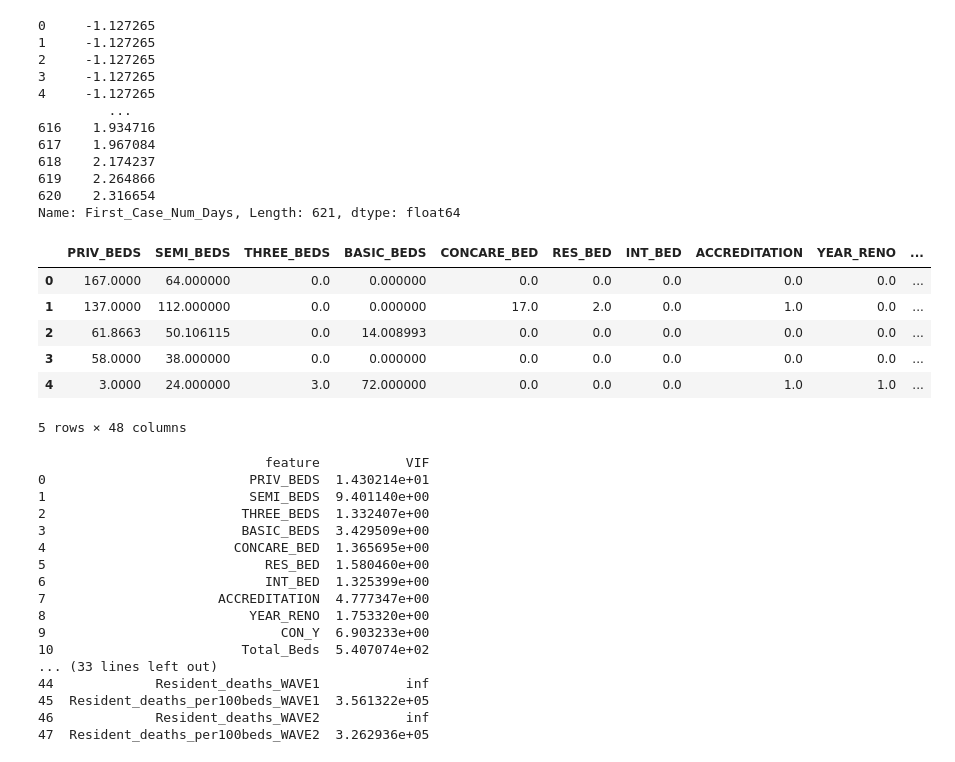
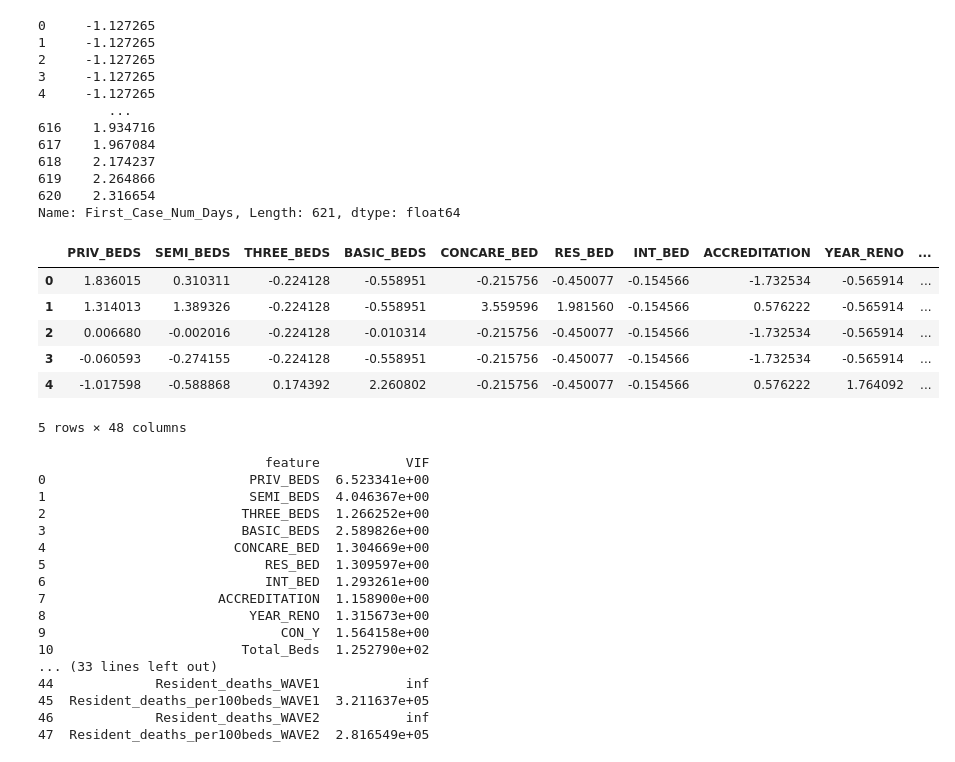
Before and after one commit to Alexander-Gebreamlak/COVID-19-LTCH-Risk-Factor-Analysis, a Jupyter notebook: Covid-19 LTCH Risk Factor Analysis.ipynb, the cells around one changed output. Cells and saved outputs as stored; diff of their text form; code cells hidden in the pictures.

```diff
--- a/Covid-19 LTCH Risk Factor Analysis.ipynb
+++ b/Covid-19 LTCH Risk Factor Analysis.ipynb
@@ -121,6 +121,9 @@ Q2_df
 | 620 | santé manitouwadge health | 1154 | NaN | 61.8663 | 50.106115 | 1.657468 | 14.008993 | ... |
 621 rows × 76 columns
 # %%
+#Replacing Time to death missing values
+Q2_df['First_Death_Num_Days'] = Q2_df['First_Death_Num_Days'].interpolate(method='linear')
+
 Q2_missing = Q2_df.isna().sum() / len(Q2_df) * 100
 # <4% missingness in all columns upon merging the second dataset, I will leave it as is
 print(Q2_missing.to_string())
@@ -150,13 +153,13 @@ duplicates # no duplicates shown
 |  | LTC_Home | First_Case_Num_Days | First_Death_Num_Days | PRIV_BEDS | SEMI_BEDS | THREE_BEDS | BASIC_BEDS | ... |
 0 rows × 76 columns
 # %%
-# # Select only the numerical columns for centering and standardizing
-# numerical_cols = Q2_df.select_dtypes(include=['float64', 'int64'])
+# Select only the numerical columns for centering and standardizing
+numerical_cols = Q2_df.select_dtypes(include=['float64', 'int64'])
 
-# # Centering and standardizing: subtract the mean and divide by the standard deviation
-# Q2_df_centered_standardized = (numerical_cols - numerical_cols.mean()) / numerical_cols.std()
+# Centering and standardizing: subtract the mean and divide by the standard deviation
+Q2_df_centered_standardized = (numerical_cols - numerical_cols.mean()) / numerical_cols.std()
 
-# # Replace the original numerical columns with the centered and standardized versions
-# Q2_df[numerical_cols.columns] = Q2_df_centered_standardized
+# Replace the original numerical columns with the centered and standardized versions
+Q2_df[numerical_cols.columns] = Q2_df_centered_standardized
 
-# Q2_df
+Q2_df
@@ -163,8 +180,9 @@ duplicates # no duplicates shown
 # %%
-# Specify the columns to center and standardize
-cols_to_center = ['First_Case_Num_Days', 'First_Death_Num_Days']
+#only standaridize first 2
+# # Specify the columns to center and standardize
+# cols_to_center = ['First_Case_Num_Days', 'First_Death_Num_Days']
 
- # Centering and standardizing: subtract the mean and divide by the standard deviation
-Q2_df[cols_to_center] = Q2_df[cols_to_center].apply(lambda x: (x - x.mean()) / x.std())
+#  # Centering and standardizing: subtract the mean and divide by the standard deviation
+# Q2_df[cols_to_center] = Q2_df[cols_to_center].apply(lambda x: (x - x.mean()) / x.std())
 
-Q2_df
+# Q2_df
@@ -199,27 +203,27 @@ Q2_df["First_Case_Num_Days"]
 Name: First_Case_Num_Days, Length: 621, dtype: float64
 # %%
 #Q3
-x = Q2_df.drop(["LTC_Home", "First_Case_Num_Days", "First_Death_Num_Days"], axis=1)
+Q3_df = Q2_df
+x = Q3_df.drop(["LTC_Home", "First_Case_Num_Days", "First_Death_Num_Days"], axis=1)
 # Keep only numerical columns
 x = x.select_dtypes(include=['float64', 'int64'])
 x = x.fillna(x.mean()) #simply replace with mean
 
-y = Q2_df["First_Case_Num_Days"]
+y = Q3_df["First_Death_Num_Days"]
 x.head()
 # %% [output]
 |  | PRIV_BEDS | SEMI_BEDS | THREE_BEDS | BASIC_BEDS | CONCARE_BED | RES_BED | INT_BED | ACCREDITATION | YEAR_RENO | ... |
-| 0 | 167.0000 | 64.000000 | 0.0 | 0.000000 | 0.0 | 0.0 | 0.0 | 0.0 | 0.0 | ... |
-| 1 | 137.0000 | 112.000000 | 0.0 | 0.000000 | 17.0 | 2.0 | 0.0 | 1.0 | 0.0 | ... |
-| 2 | 61.8663 | 50.106115 | 0.0 | 14.008993 | 0.0 | 0.0 | 0.0 | 0.0 | 0.0 | ... |
-| 3 | 58.0000 | 38.000000 | 0.0 | 0.000000 | 0.0 | 0.0 | 0.0 | 0.0 | 0.0 | ... |
-| 4 | 3.0000 | 24.000000 | 3.0 | 72.000000 | 0.0 | 0.0 | 0.0 | 1.0 | 1.0 | ... |
+| 0 | 1.836015 | 0.310311 | -0.224128 | -0.558951 | -0.215756 | -0.450077 | -0.154566 | -1.732534 | -0.565914 | ... |
+| 1 | 1.314013 | 1.389326 | -0.224128 | -0.558951 | 3.559596 | 1.981560 | -0.154566 | 0.576222 | -0.565914 | ... |
+| 2 | 0.006680 | -0.002016 | -0.224128 | -0.010314 | -0.215756 | -0.450077 | -0.154566 | -1.732534 | -0.565914 | ... |
+| 3 | -0.060593 | -0.274155 | -0.224128 | -0.558951 | -0.215756 | -0.450077 | -0.154566 | -1.732534 | -0.565914 | ... |
+| 4 | -1.017598 | -0.588868 | 0.174392 | 2.260802 | -0.215756 | -0.450077 | -0.154566 | 0.576222 | 1.764092 | ... |
 5 rows × 48 columns
 # %%
 
 from sklearn.linear_model import LinearRegression
 from sklearn.model_selection import train_test_split
 from statsmodels.stats.outliers_influence import variance_inflation_factor
-
 
 x_train, x_test, y_train, y_test = train_test_split(x,y,test_size=0.2)
 model = LinearRegression()
@@ -235,19 +239,19 @@ vif_data["VIF"] = [variance_inflation_factor(x.values, i)
 print(vif_data)
 # %% [output]
                              feature           VIF
-0                          PRIV_BEDS  1.430214e+01
-1                          SEMI_BEDS  9.401140e+00
-2                         THREE_BEDS  1.332407e+00
-3                         BASIC_BEDS  3.429509e+00
-4                        CONCARE_BED  1.365695e+00
-5                            RES_BED  1.580460e+00
-6                            INT_BED  1.325399e+00
-7                      ACCREDITATION  4.777347e+00
-8                          YEAR_RENO  1.753320e+00
-9                              CON_Y  6.903233e+00
-10                        Total_Beds  5.407074e+02
+0                          PRIV_BEDS  6.523341e+00
+1                          SEMI_BEDS  4.046367e+00
+2                         THREE_BEDS  1.266252e+00
+3                         BASIC_BEDS  2.589826e+00
+4                        CONCARE_BED  1.304669e+00
+5                            RES_BED  1.309597e+00
+6                            INT_BED  1.293261e+00
+7                      ACCREDITATION  1.158900e+00
+8                          YEAR_RENO  1.315673e+00
+9                              CON_Y  1.564158e+00
+10                        Total_Beds  1.252790e+02
 ... (33 lines left out)
 44             Resident_deaths_WAVE1           inf
-45  Resident_deaths_per100beds_WAVE1  3.561322e+05
+45  Resident_deaths_per100beds_WAVE1  3.211637e+05
 46             Resident_deaths_WAVE2           inf
-47  Resident_deaths_per100beds_WAVE2  3.262936e+05
+47  Resident_deaths_per100beds_WAVE2  2.816549e+05
```
Also changed, not shown: parts of 11 cells of this notebook.
